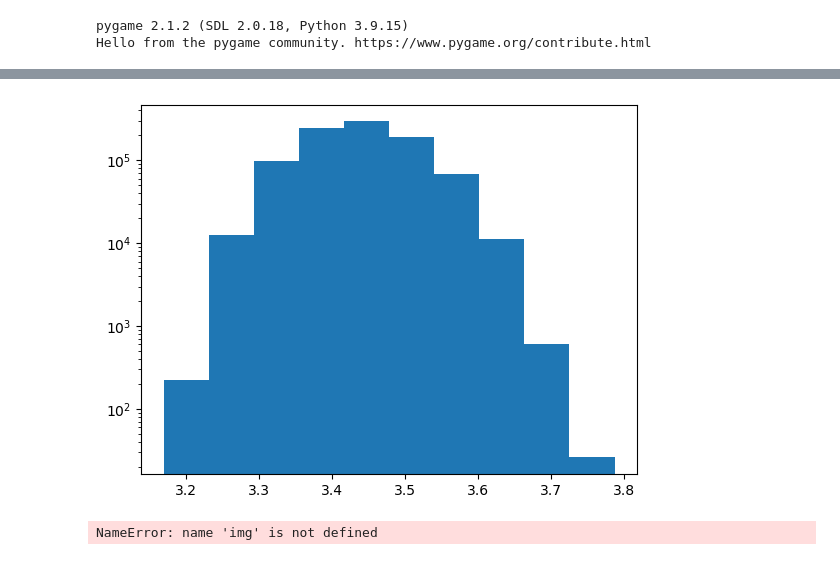
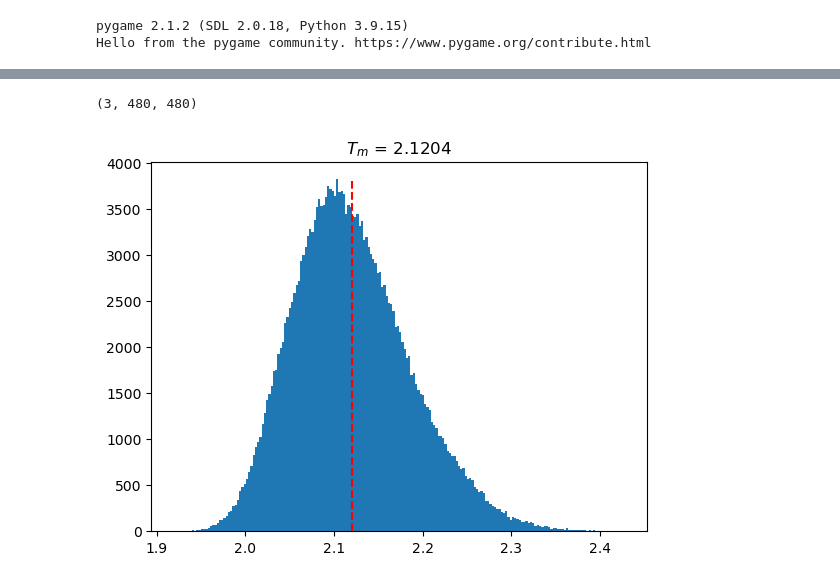
Before and after one commit to heysoos/neuralart, a Jupyter notebook: notebooks/IsingCA_pygame-local-webcam.ipynb, the cells around one changed output, grey strips where cells are left out. Drawn from its saved outputs; the diff is of its cells as text; code cells hidden in the pictures.

```diff
--- a/notebooks/IsingCA_pygame-local-webcam.ipynb
+++ b/notebooks/IsingCA_pygame-local-webcam.ipynb
@@ -120,0 +126,6 @@ def print_beta(beta):
+# %%
+cap = cv2.VideoCapture(0)
+
+# Check if the webcam is opened correctly
+if not cap.isOpened():
+    raise IOError("Cannot open webcam")
@@ -300,9 +343,17 @@ with torch.no_grad():
         clock.tick(240)
 
 pygame.quit()
+# %%
+np.stack([temp, 0.7 * np.ones_like(spins), 1 - spins]).shape
+# %% [output]
+(3, 480, 480)
 # %%
-plt.hist(1 / state[0, -1, ...].cpu().numpy().reshape(-1)); plt.yscale('log')
+fig, ax = plt.subplots(1, 1)
+ax.hist(1 / state[0, -1, ...].cpu().numpy().reshape(-1), 200); #plt.yscale('log')
+T_mean = np.mean(1 / state[0, -1, ...].cpu().numpy())
+ax.plot([T_mean, T_mean], [0, ax.get_ylim()[1]*0.95], 'r--')
+ax.set_title(f'$T_m$ = {T_mean:.4f}');
 # %% [output]
-[figure, old version]
+[figure, new version]
 # %%
 fname = time.strftime("%Y%m%d-%H%M%S")
@@ -316,8 +367,19 @@ for img in imgs:
     out.write(o_img)
 out.release()
 # %%
-img.shape
+# Set up video writer
+fname = time.strftime("%Y%m%d-%H%M%S")
+output_file = f'videos/CA-{fname}.mp4'
+fourcc = cv2.VideoWriter_fourcc(*'XVID')
+fps = 60
+frame_size = (RESY, RESX)
+out = cv2.VideoWriter(output_file, fourcc, fps, frame_size)
+
+# Iterate through list of arrays and write each frame to the video writer
+for img in imgs:
+    out.write(img.astype('uint8').transpose(1, 0, 2))
+
+# Release the video writer
+out.release()
-# %% [output]
-NameError: name 'img' is not defined
 # %%
 plt.hist(state.reshape(-1).cpu().detach().numpy())
```
Also changed, not shown: parts of 8 cells of this notebook, 2 other files.
